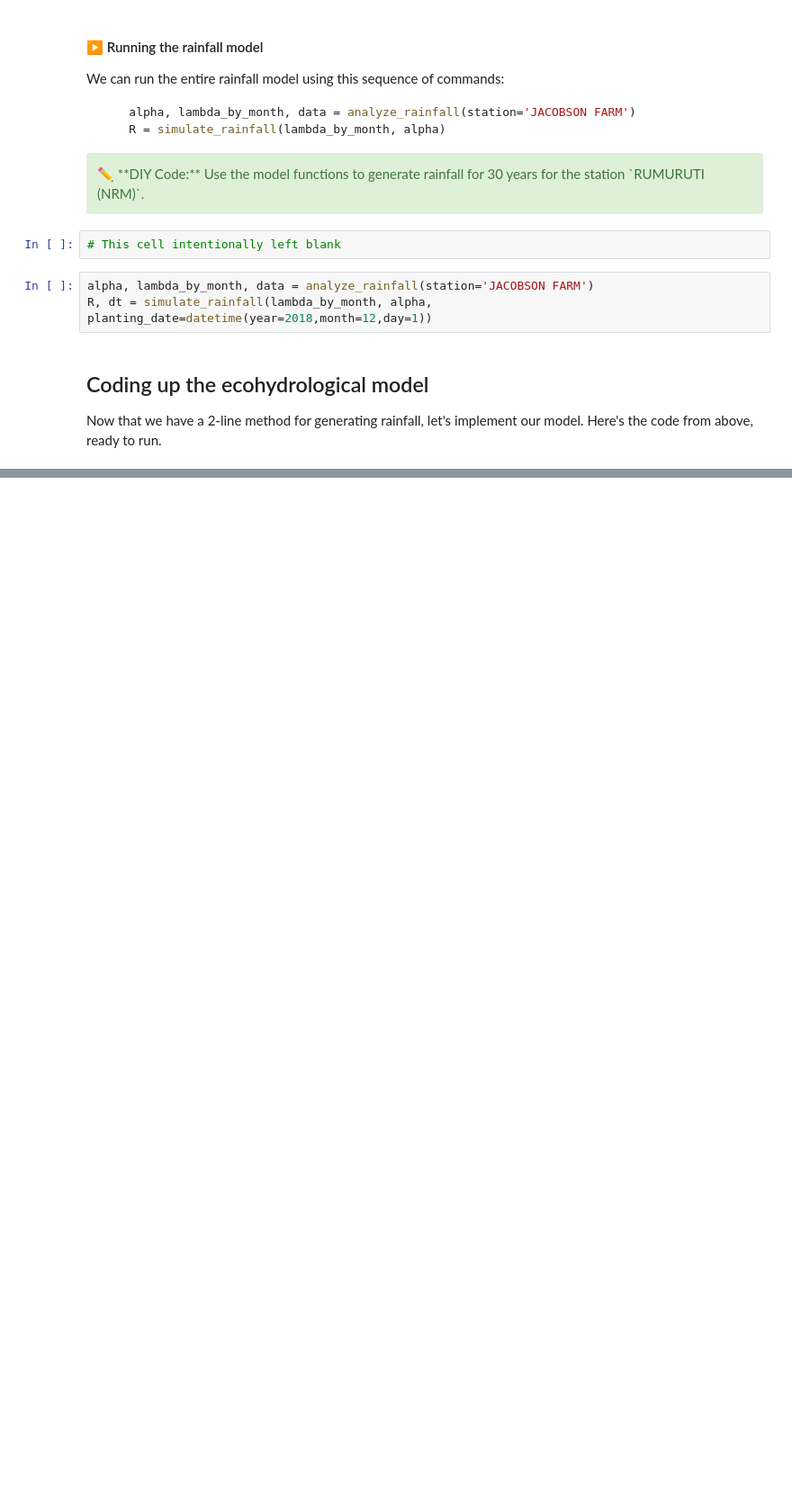
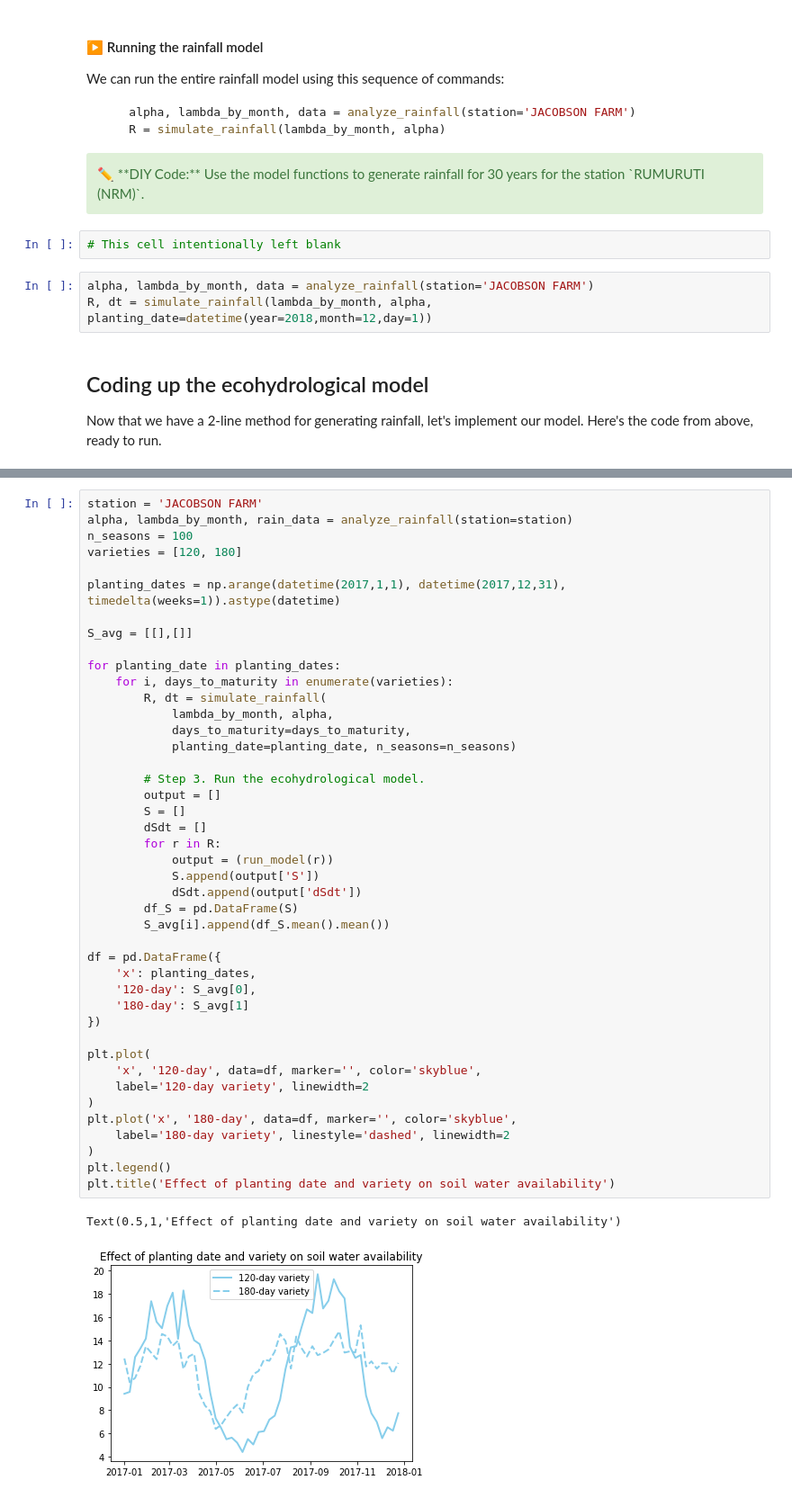
Before and after one commit to ecohydro/RidgeToReef, a Jupyter notebook: chapters/Chapter 3.ipynb, the cells around one changed output, grey strips where cells are left out. Shown at 90% size. Cells and saved outputs as stored; diff of their text form; blank space fills up the shorter version.

```diff
--- a/chapters/Chapter 3.ipynb
+++ b/chapters/Chapter 3.ipynb
@@ -364,0 +497,46 @@ Text(0.5,1,'Total rainfall    332 [mm],  avg. S: 19.44 [mm]')
+# %%
+station = 'JACOBSON FARM'
+alpha, lambda_by_month, rain_data = analyze_rainfall(station=station)
+n_seasons = 100
+varieties = [120, 180]
+
+planting_dates = np.arange(datetime(2017,1,1), datetime(2017,12,31), timedelta(weeks=1)).astype(datetime)
+
+S_avg = [[],[]]
+
+for planting_date in planting_dates:
+    for i, days_to_maturity in enumerate(varieties):
+        R, dt = simulate_rainfall(
+            lambda_by_month, alpha,
+            days_to_maturity=days_to_maturity,
+            planting_date=planting_date, n_seasons=n_seasons)
+
+        # Step 3. Run the ecohydrological model.
+        output = []
+        S = []
+        dSdt = []
+        for r in R:
+            output = (run_model(r))
+            S.append(output['S'])
+            dSdt.append(output['dSdt'])
+        df_S = pd.DataFrame(S)
+        S_avg[i].append(df_S.mean().mean())
+
+df = pd.DataFrame({
+    'x': planting_dates,
+    '120-day': S_avg[0],
+    '180-day': S_avg[1]
+})
+
+plt.plot(
+    'x', '120-day', data=df, marker='', color='skyblue',
+    label='120-day variety', linewidth=2
+)
+plt.plot('x', '180-day', data=df, marker='', color='skyblue',
+    label='180-day variety', linestyle='dashed', linewidth=2
+)
+plt.legend()
+plt.title('Effect of planting date and variety on soil water availability')
+# %% [output]
+Text(0.5,1,'Effect of planting date and variety on soil water availability')
+[figure, added]
```
Also changed, not shown: parts of 10 cells of this notebook.
